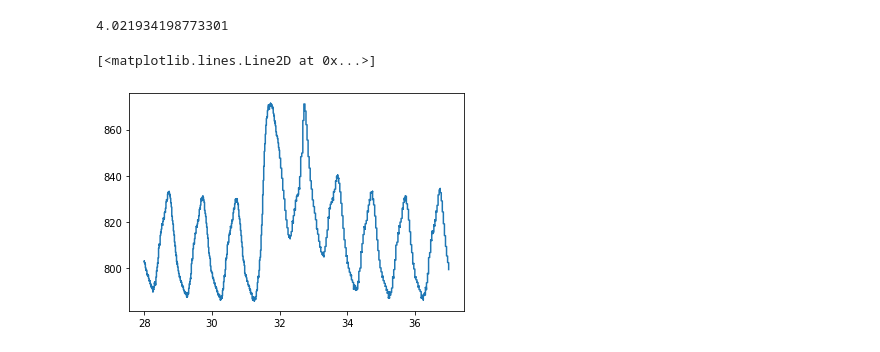
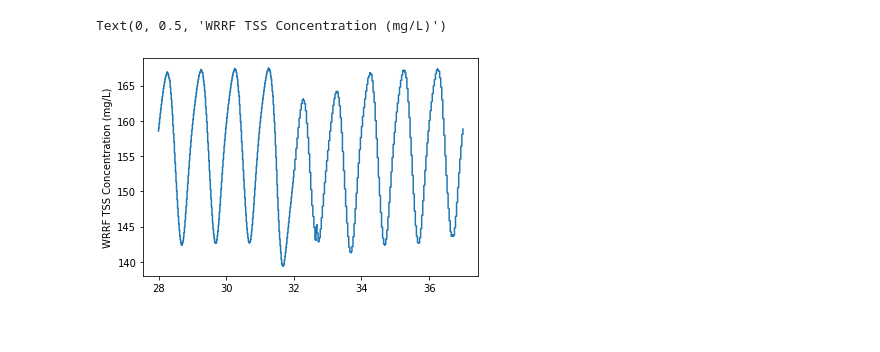
Before and after one commit to stroutm/sewerWRRF, a Jupyter notebook: SumoPythonPractice/Scaleinflow_sewerWRRF.ipynb, the cells around one changed output. Cells and saved outputs as stored; diff of their text form; code cells hidden in the pictures.

```diff
--- a/SumoPythonPractice/Scaleinflow_sewerWRRF.ipynb
+++ b/SumoPythonPractice/Scaleinflow_sewerWRRF.ipynb
@@ -95,13 +146,7 @@ WRRFinflow = 1969500 * 35.3147 / 86400
-# %%
-# Ratio to scale from sewer subsection to GLWA WRRF influent
-# Ratio should be about 4.02197
-scale_ratio = WRRFinflow/seweroutflow
-scale_ratio
-# %% [output]
-4.021934198773301
 # %%
-# Flow for GLWA WRRF influent
-plt.plot(storm.item().get('time'),scale_ratio*storm.item().get('WRRF_flow'))
+# TSS concentration for GLWA WRRF influent (same as that for sewer subsection since concentration)
+plt.plot(storm.item().get('time'),storm.item().get('WRRF_TSSConc'))
+plt.ylabel('WRRF TSS Concentration (mg/L)')
 # %% [output]
-[<matplotlib.lines.Line2D at 0x...>]
+Text(0, 0.5, 'WRRF TSS Concentration (mg/L)')
-[figure, old version]
+[figure, new version]
```
Also changed, not shown: parts of 19 cells of this notebook.
